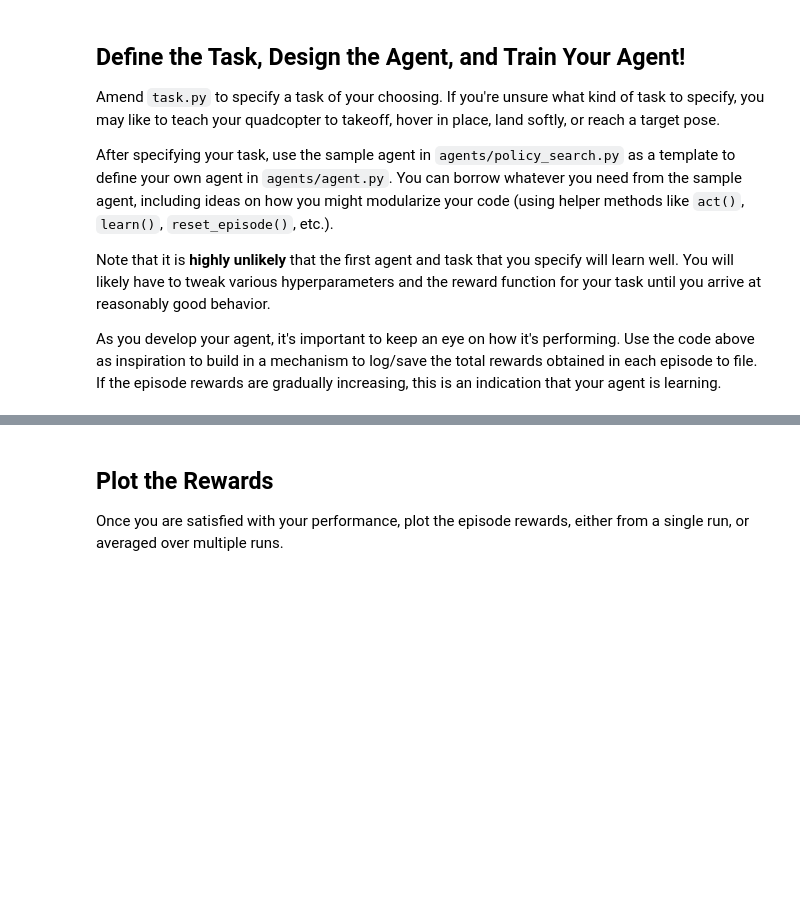
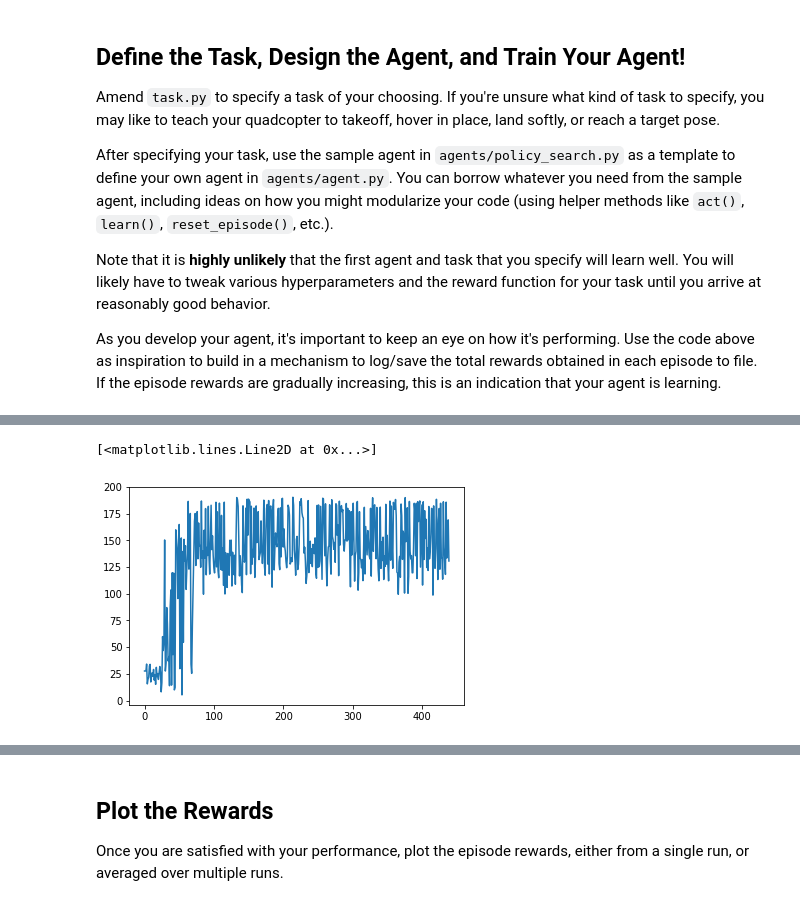
Before and after one commit to jacquesmats/rl-quadcopter, a Jupyter notebook: Quadcopter_Project.ipynb, the cells around one changed output, grey strips where cells are left out. Drawn from its saved outputs; the diff is of its cells as text; code cells hidden in the pictures; blank space fills up the shorter version.

```diff
--- a/Quadcopter_Project.ipynb
+++ b/Quadcopter_Project.ipynb
@@ -254,7 +254,7 @@ file_output = 'sim.txt'           # file name for saved results
 # Setup
 #task = Task(init_pose, init_velocities, init_angle_velocities, runtime, target_pos)
 task = Task(target_pos= target_pos)
-num_episodes = 2500
+num_episodes = 1500
 
 
 # Initialize DDPG Agent
@@ -271,7 +271,7 @@ best_reward = -100000
 
 labels = ['time', 'x', 'y', 'z', 'phi', 'theta', 'psi', 'x_velocity',
           'y_velocity', 'z_velocity', 'phi_velocity', 'theta_velocity',
-          'psi_velocity', 'rotor_speed1', 'rotor_speed2', 'rotor_speed3', 'rotor_speed4', 'reward', 'distance']
+          'psi_velocity', 'rotor_speed1', 'rotor_speed2', 'rotor_speed3', 'rotor_speed4', 'reward', 'c_reward', 'distance']
 results = {x : [] for x in labels}
 
 # Run the simulation, and save the results.
@@ -282,7 +282,7 @@ with open(file_output, 'w') as csvfile:
     for i_episode in range(1, num_episodes+1):
         state = agent.reset_episode() # start a new episode
 
-        samp_reward = 0
+        ep_reward = 0.0
 
         while True:
             action = agent.act(state)
@@ -291,24 +291,28 @@ with open(file_output, 'w') as csvfile:
             state = next_state
 
             x=(abs(task.sim.pose[:3] - task.target_pos).sum())
-            #samp_reward += reward
+            ep_reward += reward
 
             #if i_episode in (1,2,10,50,100):
             #    print("Episode: {0} / Time: {3:.2f} / Distance: {1:.2f} / Step Reward: {5:.2f} / C.Reward: {2:.2f} / Pose: {4}".format(i_episode,x,samp_reward,step, task.sim.pose[:3],reward))#,end="\r")
 
 
             if done:
+                samp_rewards.append(ep_reward)
+
                 if reward > best_reward:
                     best_reward = reward
 
-                to_write = [task.sim.time] + list(task.sim.pose) + list(task.sim.v) + list(task.sim.angular_v) + list(action) + [reward] + [x]
+                to_write = [task.sim.time] + list(task.sim.pose) + list(task.sim.v) + list(task.sim.angular_v) + list(action) + [reward] + [samp_rewards] + [x]
 
                 for ii in range(len(labels)):
                     results[labels[ii]].append(to_write[ii])
 
                 writer.writerow(to_write)
                 #print("X: {4:.2f} Episode: {0} / Reward: {1:.2f} / Cumulative Reward: {2:.2f} / Best Reward: {3:.2f}".format(i_episode,reward,samp_reward,best_reward,x),end="\r")  # [debug]
-                print("Episode: {0} / Best Reward: {3:.2f} / Reward: {1:.2f} // Distance: {4:.2f} // Pose: {5}".format(i_episode,reward,samp_reward,best_reward,x,task.sim.pose[:3]),end="\r")  # [debug]
+                #print("Episode: {0} / Best Reward: {3:.2f} / Reward: {1:.2f} // Distance: {4:.2f} // Pose: {5}".format(i_episode,reward,samp_reward,best_reward,x,task.sim.pose[:3]),end="\r")  # [debug]
+                print("Episode: {0} / Reward: {1:.2f} // p: {2:.2f} // v: {3:.2f}"\
+                      .format(i_episode,ep_reward, task.sim.pose[2], task.sim.v[2]),end="\r")  # [debug]
 
 
                 break
@@ -315,0 +329,5 @@ with open(file_output, 'w') as csvfile:
+# %%
+plt.plot(samp_rewards)
+# %% [output]
+[<matplotlib.lines.Line2D at 0x...>]
+[figure, added]
```
Also changed, not shown: parts of 6 cells of this notebook, 1 other file.
